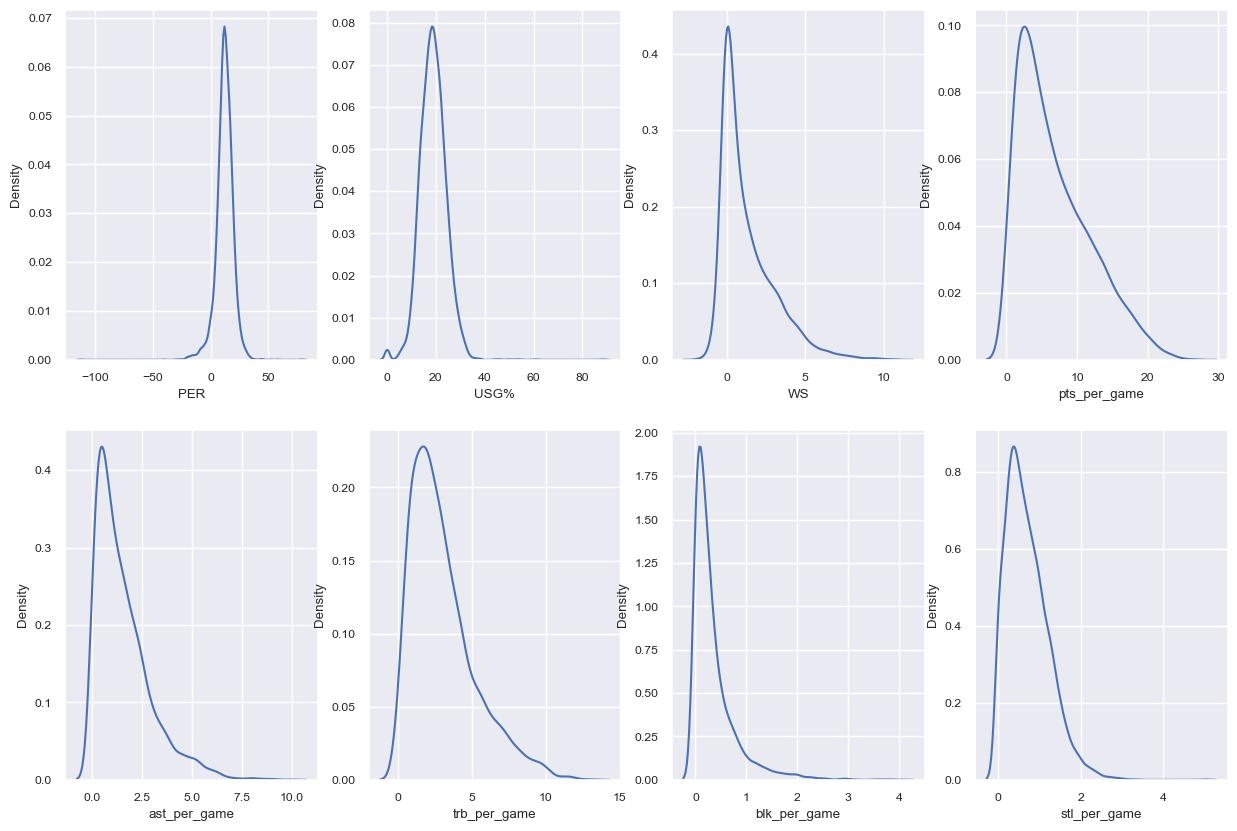
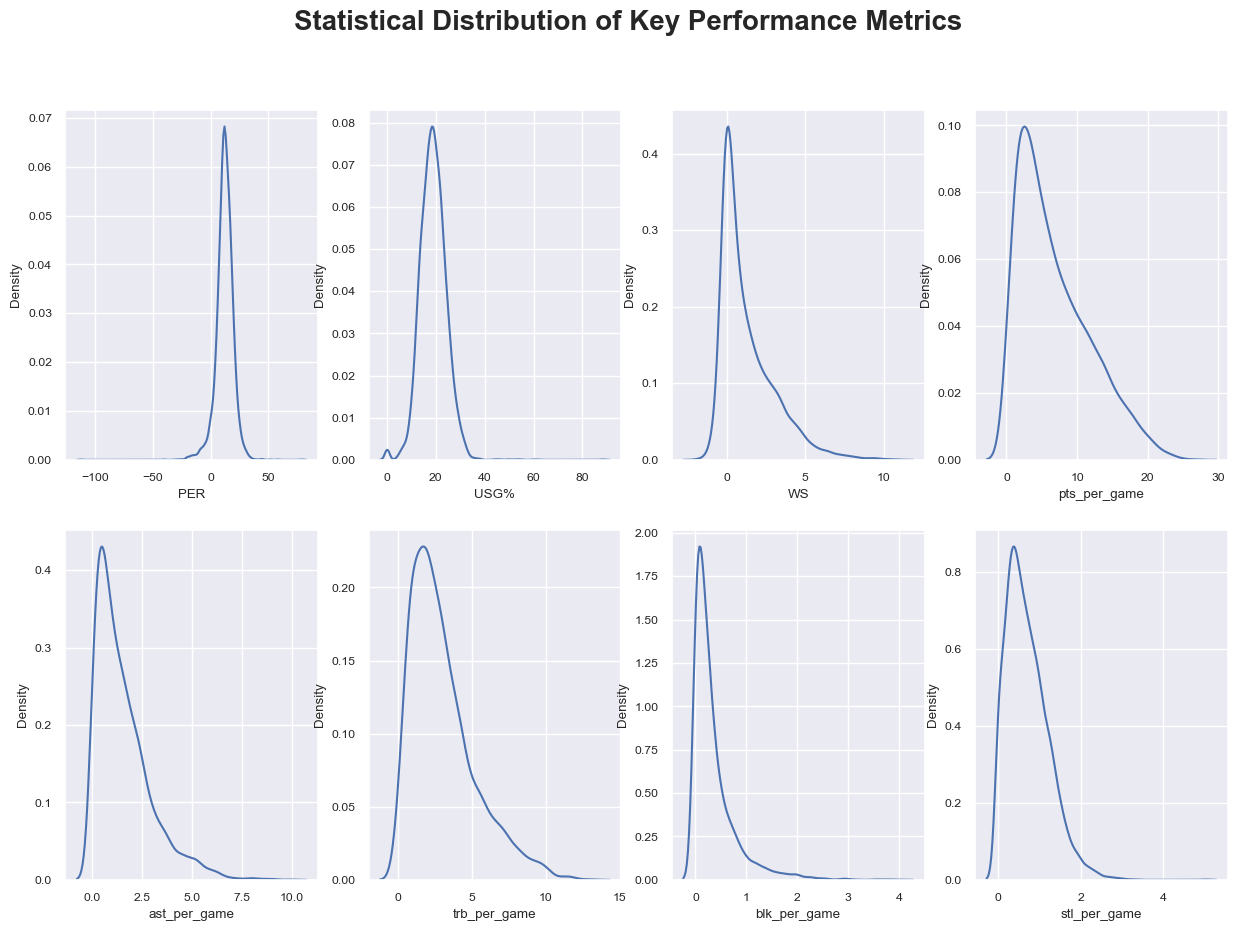
Unified diff of the notebook cell whose output changed from the first chart to the second:
--- before
+++ after
@@ -40,4 +40,4 @@
     ax=axes[1,3]
 )
-
+fig.suptitle('Statistical Distribution of Key Performance Metrics', fontsize=20, fontweight='bold')
 plt.show()

Commit: enganced plots